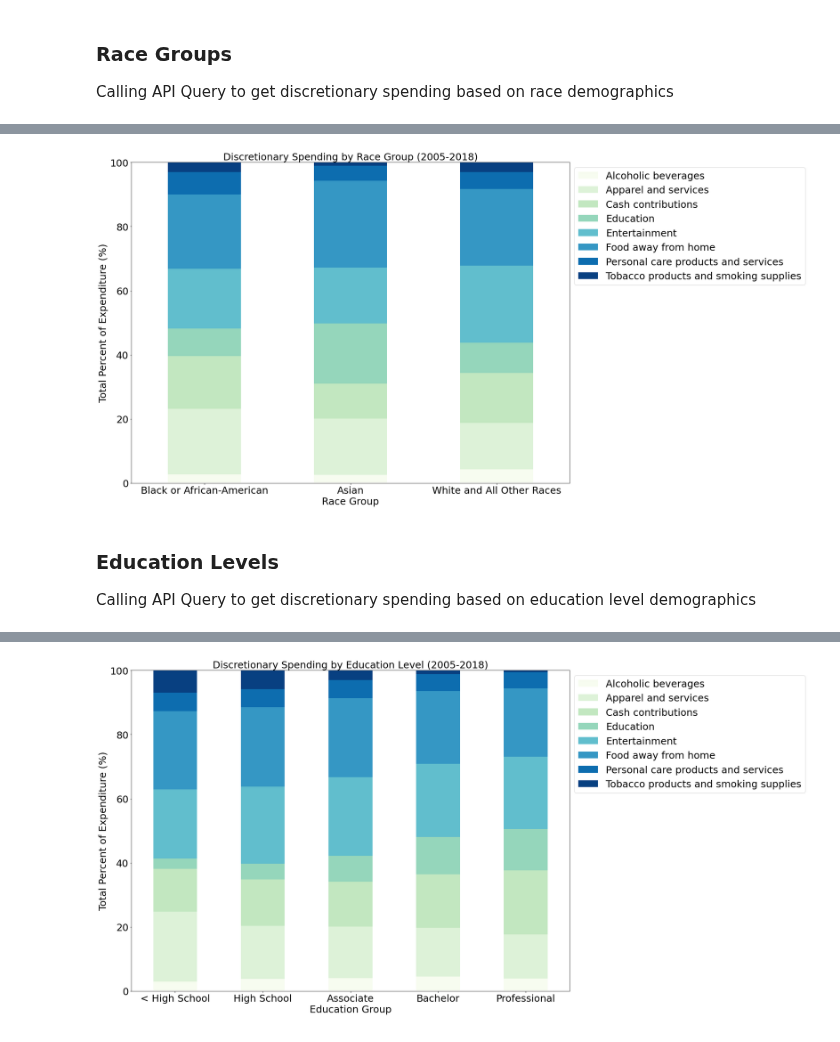
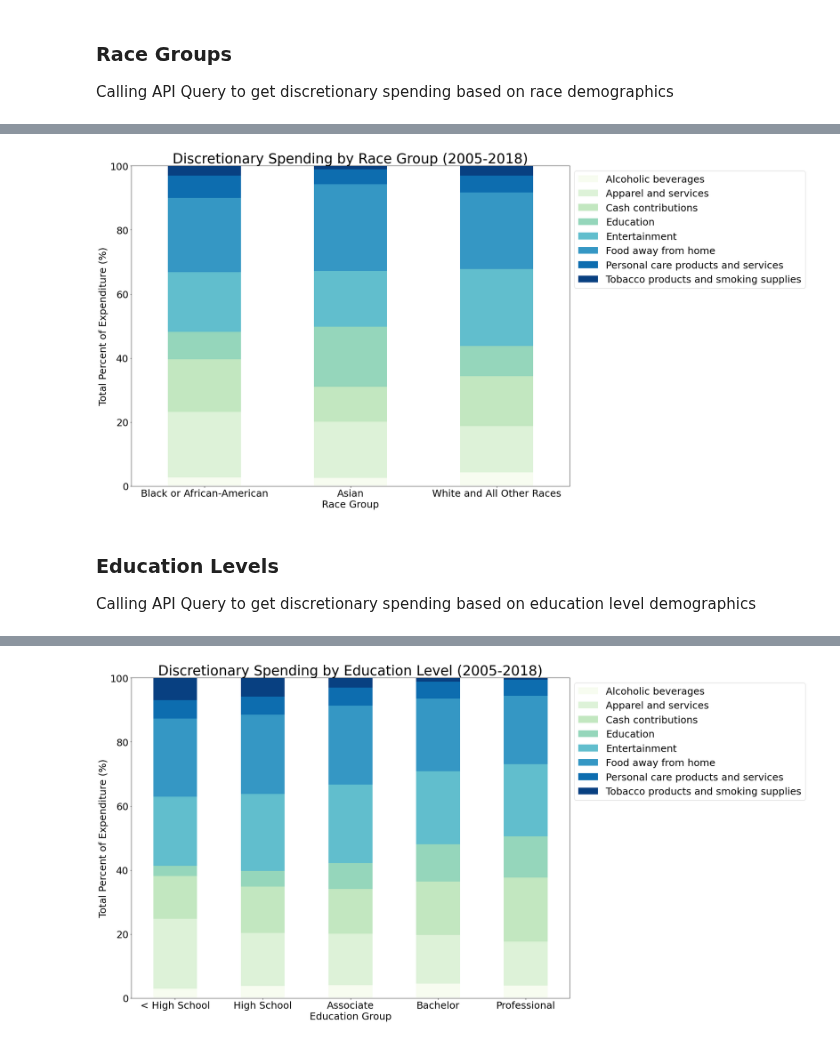
Before and after one commit to joshcoronel/discretionary-spending, a Jupyter notebook: Project_1_main.ipynb, the cells around one changed output, grey strips where cells are left out. Drawn from its saved outputs; the diff is of its cells as text; code cells hidden in the pictures.

```diff
--- a/Project_1_main.ipynb
+++ b/Project_1_main.ipynb
@@ -644,7 +644,7 @@ ax = race_df.plot.bar(stacked=True, figsize=(20,15), fontsize=25, colormap=color
 ax.legend(bbox_to_anchor=(1, 1), fontsize=25)
 plt.xticks(rotation=0)
 plt.ylim(0, 100)
-plt.title('Discretionary Spending by Race Group (2005-2018)', fontsize=25)
+plt.title('Discretionary Spending by Race Group (2005-2018)', fontsize=35)
 plt.xlabel('Race Group', fontsize=25)
 plt.ylabel('Total Percent of Expenditure (%)', fontsize=25)
 
@@ -652,7 +652,7 @@ plt.ylabel('Total Percent of Expenditure (%)', fontsize=25)
 plt.savefig('Images/spend_by_race.png',bbox_inches="tight")
 plt.show()
 # %% [output]
-[figure, old version]
+[figure, new version]
 # %% [markdown]
 ### Education Levels
 Calling API Query to get discretionary spending based on education level demographics
@@ -760,24 +760,24 @@ edu_df
 # %%
 # Create stacked bar chart
 
 # Compute the percentage
 edu_df = edu_df.div(edu_df.sum(axis=1), axis=0) * 100
 
 # Plot a stacked barchart
 tocolor = (discretionary_labels)
 colors = plt.get_cmap("GnBu", len(tocolor)) #CHANGE THIS TO EDIT COLORS. SEE CMAP COLOR FORMATS, https://matplotlib.org/3.1.0/tutorials/colors/colormaps.html
 ax = edu_df.plot.bar(stacked=True, figsize=(20,15), fontsize=25, colormap=colors)
 
 # Place the legend
 ax.legend(bbox_to_anchor=(1, 1), fontsize=25)
 plt.xticks(rotation=0)
 plt.ylim(0, 100)
-plt.title('Discretionary Spending by Education Level (2005-2018)', fontsize=25)
+plt.title('Discretionary Spending by Education Level (2005-2018)', fontsize=35)
 plt.xlabel('Education Group', fontsize=25)
 plt.ylabel('Total Percent of Expenditure (%)', fontsize=25)
 
 #Save figures
 plt.savefig('Images/spend_by_education.png',bbox_inches="tight")
 plt.show()
 # %% [output]
-[figure, old version]
+[figure, new version]
```
Also changed, not shown: parts of 2 cells of this notebook, 4 other files.
